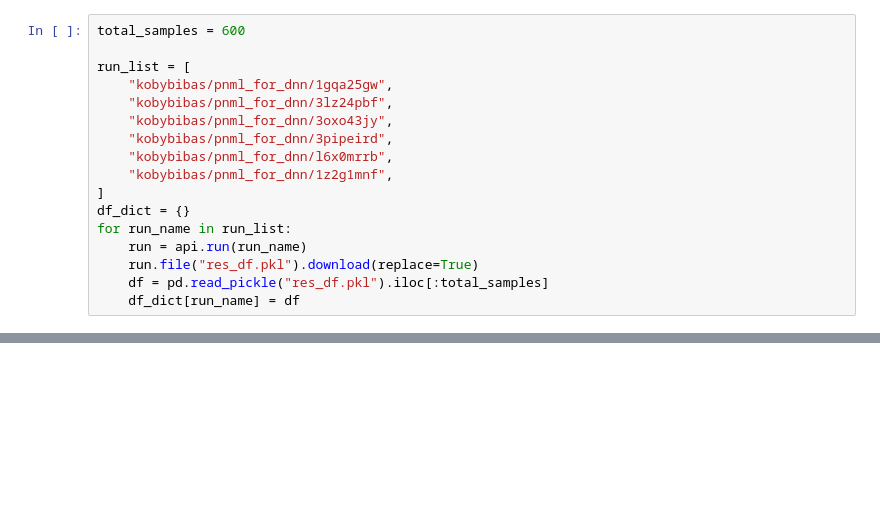
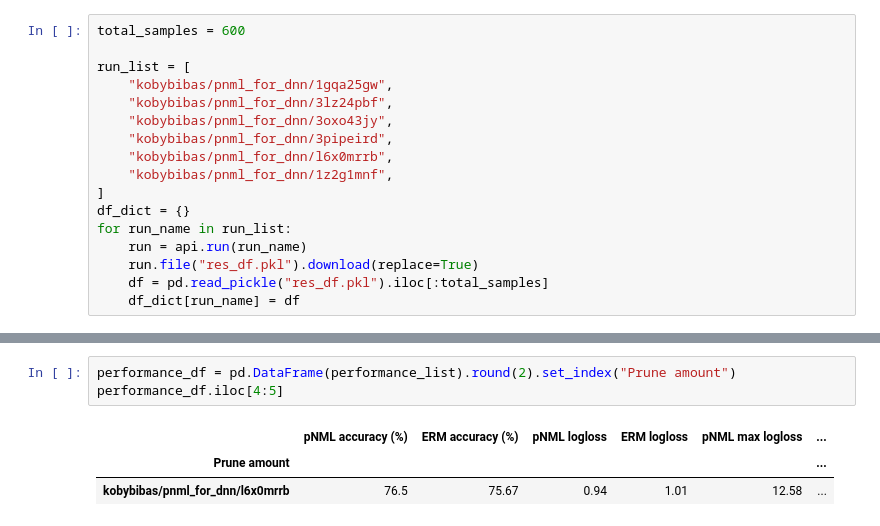
Before and after one commit to kobybibas/pnml_for_dnn, a Jupyter notebook: notebooks/pnml_from_pretrained.ipynb, the cells around one changed output, grey strips where cells are left out. Cells and saved outputs as stored; diff of their text form; blank space fills up the shorter version.

```diff
--- a/notebooks/pnml_from_pretrained.ipynb
+++ b/notebooks/pnml_from_pretrained.ipynb
@@ -63,5 +63,12 @@ performance_df
 | kobybibas/pnml_for_dnn/l6x0mrrb | 76.50 | 75.67 | 0.94 | 1.01 | 12.58 | ... |
 | kobybibas/pnml_for_dnn/1z2g1mnf | 70.17 | 74.17 | 0.97 | 0.97 | 10.15 | ... |
+# %%
+performance_df = pd.DataFrame(performance_list).round(2).set_index("Prune amount")
+performance_df.iloc[4:5]
+# %% [output]
+|  | pNML accuracy (%) | ERM accuracy (%) | pNML logloss | ERM logloss | pNML max logloss | ... |
+| Prune amount |  |  |  |  |  | ... |
+| kobybibas/pnml_for_dnn/l6x0mrrb | 76.5 | 75.67 | 0.94 | 1.01 | 12.58 | ... |
 # %%
 # choose one
 df = df_dict["kobybibas/pnml_for_dnn/3pipeird"]
```
Also changed, not shown: parts of 7 cells of this notebook, 9 other files.
